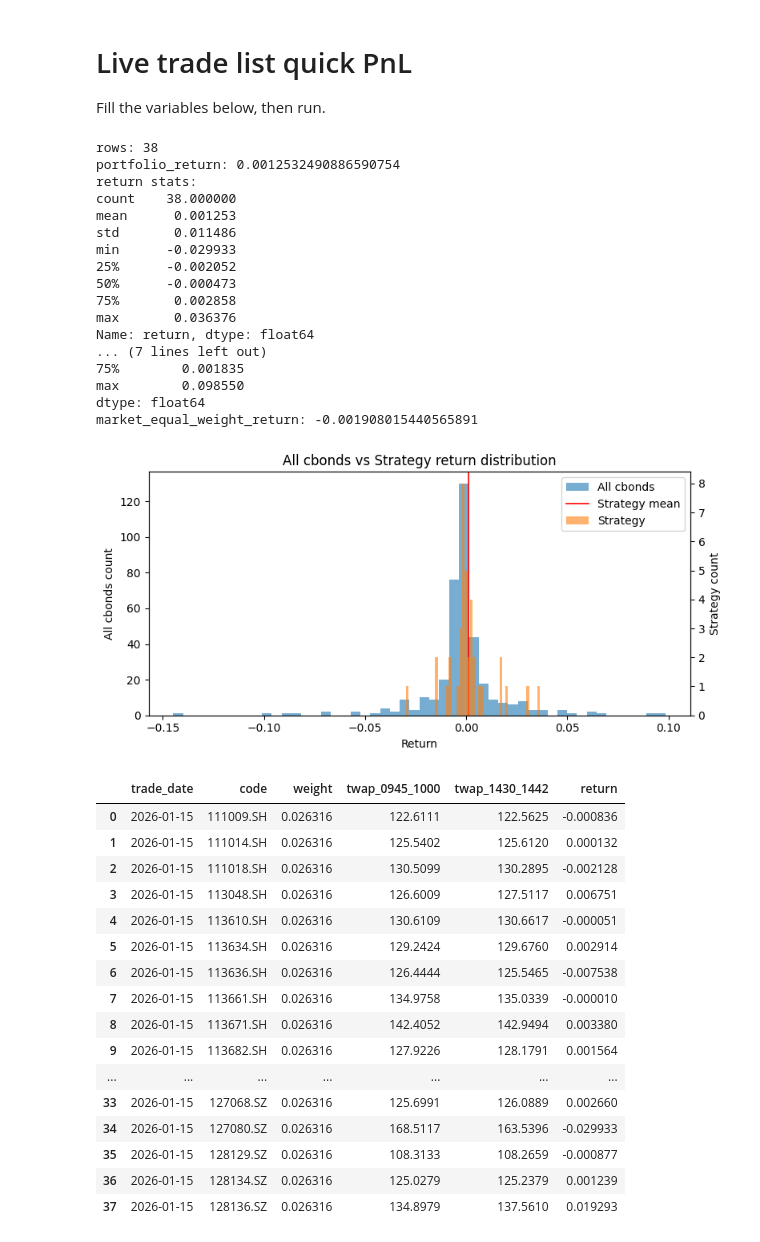
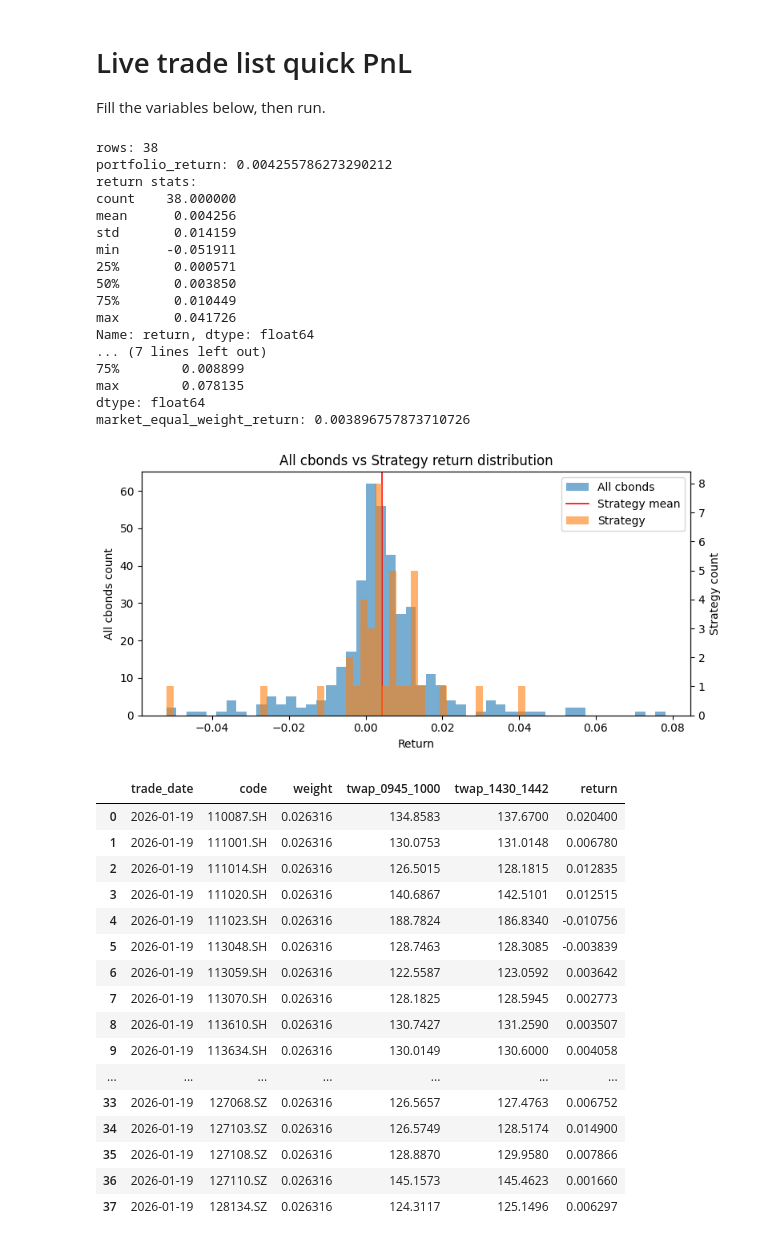
Before and after one commit to gwc0207/CBOND_DAY, a Jupyter notebook: notebooks/live_trade_pnl.ipynb, the cells around one changed output. Cells and saved outputs as stored; diff of their text form; code cells hidden in the pictures.

```diff
--- a/notebooks/live_trade_pnl.ipynb
+++ b/notebooks/live_trade_pnl.ipynb
@@ -8,7 +8,7 @@ import pandas as pd
 import matplotlib.pyplot as plt
 
 # ---- settings ----
-trade_day = '2026-01-15'  # trade_list date
+trade_day = '2026-01-19'  # trade_list date
 signal_name = 'combo_default'
 batch_id = 'Live'
 results_root = Path('D:/cbond_daily/results')
@@ -72,62 +72,62 @@ all_returns = (all_sell - all_buy) / all_buy
 print('all cbonds return stats:')
 print(all_returns.describe())
 
 # equal-weight market return (all tradable)
 if len(all_returns) > 0:
     market_eq_ret = float(all_returns.mean())
     print('market_equal_weight_return:', market_eq_ret)
 
 # histogram
 fig, ax = plt.subplots(figsize=(8, 4))
 ax2 = ax.twinx()
 ax.hist(all_returns.dropna(), bins=50, alpha=0.6, label='All cbonds')
 ax2.hist(merged['return'].dropna(), bins=50, alpha=0.6, color='tab:orange', label='Strategy')
 ax.axvline(merged['return'].mean(), color='red', linewidth=1.2, label='Strategy mean')
 ax.set_title('All cbonds vs Strategy return distribution')
 ax.set_xlabel('Return')
 ax.set_ylabel('All cbonds count')
 ax2.set_ylabel('Strategy count')
 lines, labels = ax.get_legend_handles_labels()
 lines2, labels2 = ax2.get_legend_handles_labels()
 ax.legend(lines + lines2, labels + labels2, loc='best')
 fig.tight_layout()
 plt.show()
 # %% [output]
 rows: 38
-portfolio_return: 0.0012532490886590754
+portfolio_return: 0.004255786273290212
 return stats:
 count    38.000000
-mean      0.001253
-std       0.011486
-min      -0.029933
-25%      -0.002052
-50%      -0.000473
-75%       0.002858
-max       0.036376
+mean      0.004256
+std       0.014159
+min      -0.051911
+25%       0.000571
+50%       0.003850
+75%       0.010449
+max       0.041726
 Name: return, dtype: float64
 ... (7 lines left out)
-75%        0.001835
-max        0.098550
+75%        0.008899
+max        0.078135
 dtype: float64
-market_equal_weight_return: -0.001908015440565891
+market_equal_weight_return: 0.003896757873710726
-[figure, old version]
+[figure, new version]
 # %%
 merged
 # %% [output]
 |  | trade_date | code | weight | twap_0945_1000 | twap_1430_1442 | return |
-| 0 | 2026-01-15 | 111009.SH | 0.026316 | 122.6111 | 122.5625 | -0.000836 |
-| 1 | 2026-01-15 | 111014.SH | 0.026316 | 125.5402 | 125.6120 | 0.000132 |
-| 2 | 2026-01-15 | 111018.SH | 0.026316 | 130.5099 | 130.2895 | -0.002128 |
-| 3 | 2026-01-15 | 113048.SH | 0.026316 | 126.6009 | 127.5117 | 0.006751 |
-| 4 | 2026-01-15 | 113610.SH | 0.026316 | 130.6109 | 130.6617 | -0.000051 |
-| 5 | 2026-01-15 | 113634.SH | 0.026316 | 129.2424 | 129.6760 | 0.002914 |
-| 6 | 2026-01-15 | 113636.SH | 0.026316 | 126.4444 | 125.5465 | -0.007538 |
-| 7 | 2026-01-15 | 113661.SH | 0.026316 | 134.9758 | 135.0339 | -0.000010 |
-| 8 | 2026-01-15 | 113671.SH | 0.026316 | 142.4052 | 142.9494 | 0.003380 |
-| 9 | 2026-01-15 | 113682.SH | 0.026316 | 127.9226 | 128.1791 | 0.001564 |
+| 0 | 2026-01-19 | 110087.SH | 0.026316 | 134.8583 | 137.6700 | 0.020400 |
+| 1 | 2026-01-19 | 111001.SH | 0.026316 | 130.0753 | 131.0148 | 0.006780 |
+| 2 | 2026-01-19 | 111014.SH | 0.026316 | 126.5015 | 128.1815 | 0.012835 |
+| 3 | 2026-01-19 | 111020.SH | 0.026316 | 140.6867 | 142.5101 | 0.012515 |
+| 4 | 2026-01-19 | 111023.SH | 0.026316 | 188.7824 | 186.8340 | -0.010756 |
+| 5 | 2026-01-19 | 113048.SH | 0.026316 | 128.7463 | 128.3085 | -0.003839 |
+| 6 | 2026-01-19 | 113059.SH | 0.026316 | 122.5587 | 123.0592 | 0.003642 |
+| 7 | 2026-01-19 | 113070.SH | 0.026316 | 128.1825 | 128.5945 | 0.002773 |
+| 8 | 2026-01-19 | 113610.SH | 0.026316 | 130.7427 | 131.2590 | 0.003507 |
+| 9 | 2026-01-19 | 113634.SH | 0.026316 | 130.0149 | 130.6000 | 0.004058 |
 | ... | ... | ... | ... | ... | ... | ... |
-| 33 | 2026-01-15 | 127068.SZ | 0.026316 | 125.6991 | 126.0889 | 0.002660 |
-| 34 | 2026-01-15 | 127080.SZ | 0.026316 | 168.5117 | 163.5396 | -0.029933 |
-| 35 | 2026-01-15 | 128129.SZ | 0.026316 | 108.3133 | 108.2659 | -0.000877 |
-| 36 | 2026-01-15 | 128134.SZ | 0.026316 | 125.0279 | 125.2379 | 0.001239 |
-| 37 | 2026-01-15 | 128136.SZ | 0.026316 | 134.8979 | 137.5610 | 0.019293 |
+| 33 | 2026-01-19 | 127068.SZ | 0.026316 | 126.5657 | 127.4763 | 0.006752 |
+| 34 | 2026-01-19 | 127103.SZ | 0.026316 | 126.5749 | 128.5174 | 0.014900 |
+| 35 | 2026-01-19 | 127108.SZ | 0.026316 | 128.8870 | 129.9580 | 0.007866 |
+| 36 | 2026-01-19 | 127110.SZ | 0.026316 | 145.1573 | 145.4623 | 0.001660 |
+| 37 | 2026-01-19 | 128134.SZ | 0.026316 | 124.3117 | 125.1496 | 0.006297 |
```
Also changed, not shown: 8 other files.
